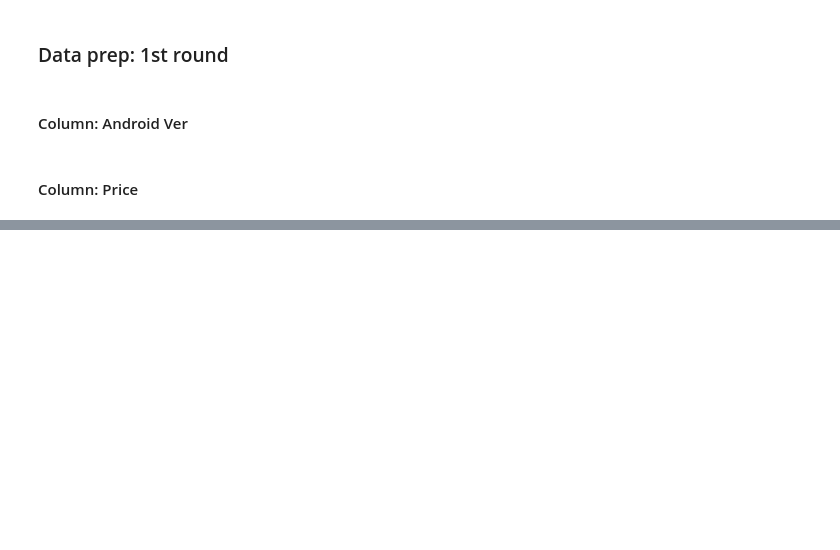
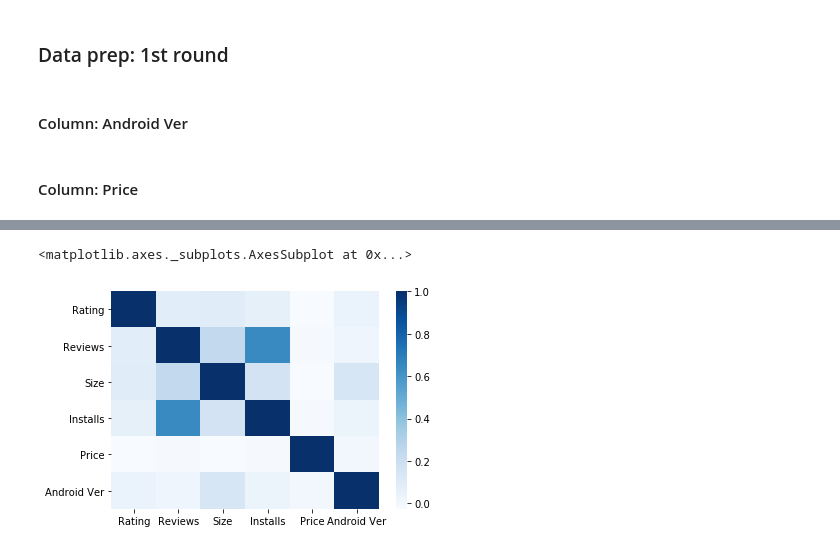
Before and after one commit to albach/pion, a Jupyter notebook: [malba][codingtest][20.05.05].ipynb, the cells around one changed output, grey strips where cells are left out. Cells and saved outputs as stored; diff of their text form; code cells hidden in the pictures; blank space fills up the shorter version.

```diff
--- a/[malba][codingtest][20.05.05].ipynb
+++ b/[malba][codingtest][20.05.05].ipynb
@@ -100,0 +122,4 @@ pion['Price'] = pion['Price'].replace('[\$,]', '', regex=True).astype(float)
+# %%
+# Strategy 1
+median = pion['Size'].median()
+pion['Size'].fillna(median, inplace=True)
@@ -100,0 +129,27 @@ pion['Price'] = pion['Price'].replace('[\$,]', '', regex=True).astype(float)
+# %%
+# - since the "Installs" is given in occluded format, convert number of install to 1:4 point to the next level.
+# assume 0+ exists and is equals to 1+
+dic_installs_to_val = {
+'0+': 1-0.2*(1 - 5),
+'1+': 1-0.2*(1 - 5),
+'5+': 5-0.2*(5 - 10),
+'10+': 10-0.2*(10 - 50),
+'50+': 50-0.2*(50 - 100),
+'100+': 100-0.2*(100 - 500),
+'500+': 500-0.2*(500 - 1000),
+'1,000+': 1000-0.2*(1000 - 5000),
+'5,000+': 5000-0.2*(5000 - 10000),
+'10,000+': 10000-0.2*(10000 - 50000),
+'50,000+': 50000-0.2*(50000 - 100000),
+'100,000+': 100000-0.2*(100000 - 500000),
+'500,000+': 500000-0.2*(500000 - 1000000),
+'1,000,000+': 1000000-0.2*(1000000 - 5000000),
+'5,000,000+': 5000000-0.2*(5000000 - 10000000),
+'10,000,000+': 10000000-0.2*(10000000 - 50000000),
+'50,000,000+': 50000000-0.2*(50000000 - 100000000),
+'100,000,000+': 100000000-0.2*(100000000 - 500000000),
+'500,000,000+': 500000000-0.2*(500000000 - 1000000000),
+'1,000,000,000+': 1000000000-0.2*(1000000000 - 5000000000)
+}
+# %%
+pion['Installs'] = pion['Installs'].apply(lambda x: dic_installs_to_val[x])
@@ -100,0 +168,2 @@ pion['Price'] = pion['Price'].replace('[\$,]', '', regex=True).astype(float)
+# %%
+corr_matrix = pion.corr()
@@ -100,0 +180,10 @@ pion['Price'] = pion['Price'].replace('[\$,]', '', regex=True).astype(float)
+# %%
+import matplotlib.pyplot as plt
+import seaborn as sns
+
+# correlation between installs and reviews
+plt.figure(figsize=(6,4))
+sns.heatmap(corr_matrix,cmap='Blues',annot=False)
+# %% [output]
+<matplotlib.axes._subplots.AxesSubplot at 0x...>
+[figure, added]
```
Also changed, not shown: parts of 24 cells of this notebook.
